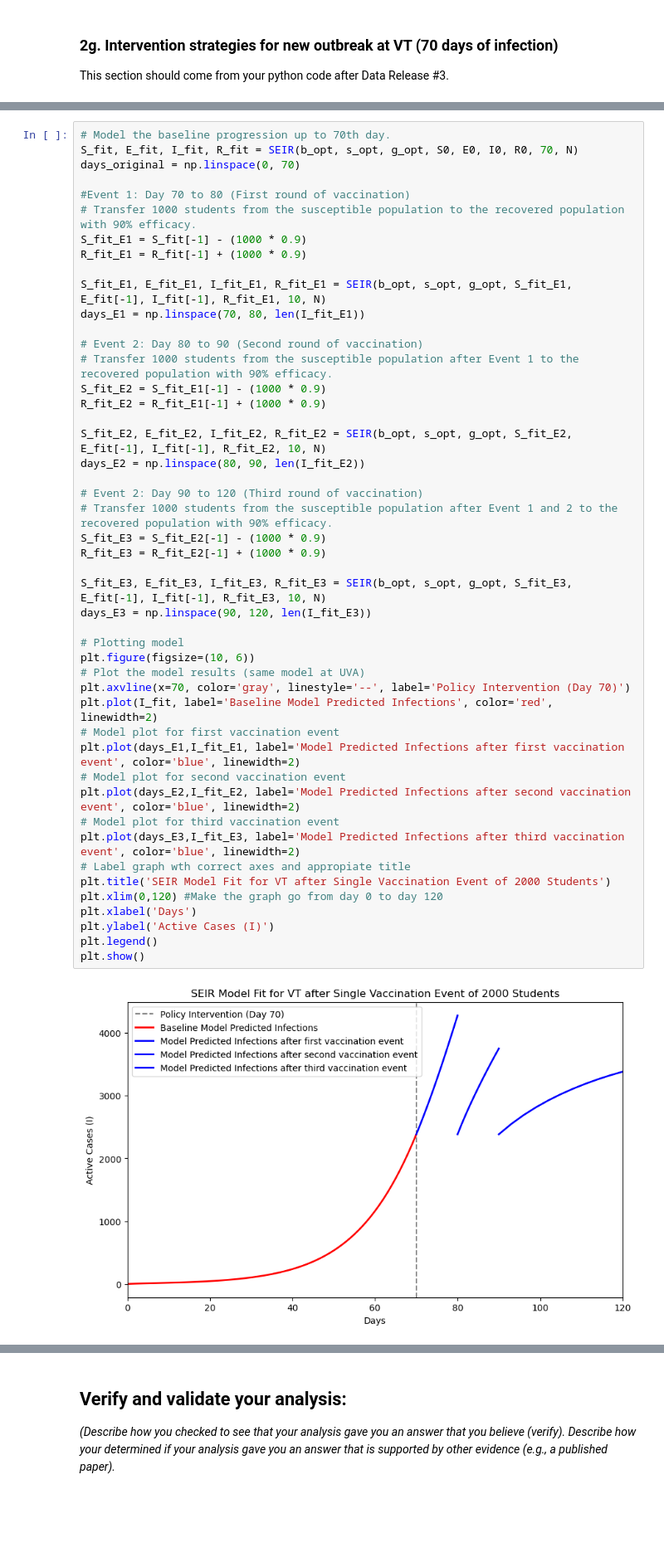
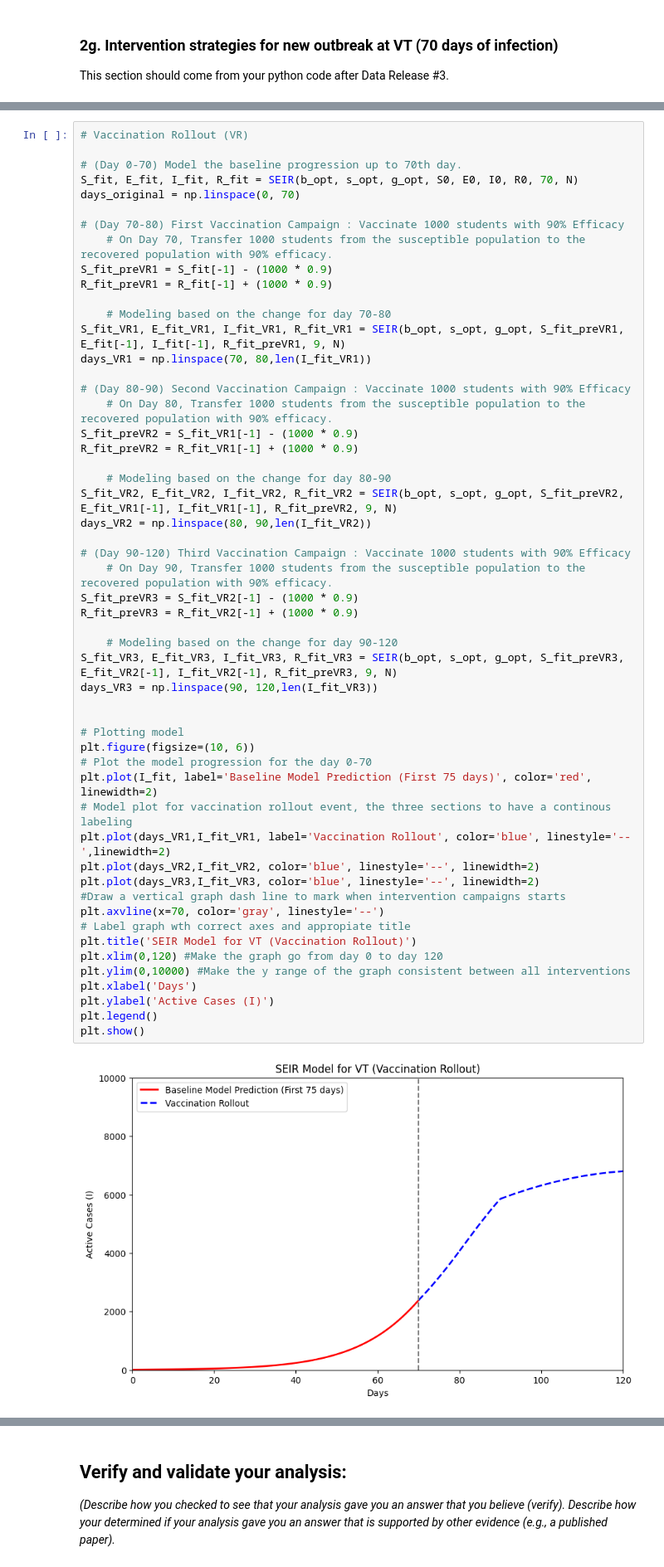
Before and after one commit to ktt920/Module-2-Epidemics-SIR-Modeling, a Jupyter notebook: Notebook examples/Template_student_final_notebook.ipynb, the cells around one changed output, grey strips where cells are left out. Shown at 83% size. Drawn from its saved outputs; the diff is of its cells as text; blank space fills up the shorter version.

Commit message:
Update calculation and graph for the 5 intervention methods / Plot all intervention method on one graph for calculation

```diff
--- a/Notebook examples/Template_student_final_notebook.ipynb
+++ b/Notebook examples/Template_student_final_notebook.ipynb
@@ -614,51 +639,57 @@ plt.show()
 A roll-out vaccine campaign in which 1000 students at VT are vaccinated (assuming 90% efficacy) on Day 70, 80, and then 90 will resultantly shift 90% of students from the previous suceptible population over to the recovered population. This will modulate the S(t) and R(t) curves of the SEIR model and ultimately introduce changes to the I(t) curve.
 # %%
-# Model the baseline progression up to 70th day.
+# Vaccination Rollout (VR)
+
+# (Day 0-70) Model the baseline progression up to 70th day.
 S_fit, E_fit, I_fit, R_fit = SEIR(b_opt, s_opt, g_opt, S0, E0, I0, R0, 70, N)
 days_original = np.linspace(0, 70)
 
-#Event 1: Day 70 to 80 (First round of vaccination)
-# Transfer 1000 students from the susceptible population to the recovered population with 90% efficacy.
-S_fit_E1 = S_fit[-1] - (1000 * 0.9)
-R_fit_E1 = R_fit[-1] + (1000 * 0.9)
+# (Day 70-80) First Vaccination Campaign : Vaccinate 1000 students with 90% Efficacy
+    # On Day 70, Transfer 1000 students from the susceptible population to the recovered population with 90% efficacy.
+S_fit_preVR1 = S_fit[-1] - (1000 * 0.9)
+R_fit_preVR1 = R_fit[-1] + (1000 * 0.9)
 
-S_fit_E1, E_fit_E1, I_fit_E1, R_fit_E1 = SEIR(b_opt, s_opt, g_opt, S_fit_E1, E_fit[-1], I_fit[-1], R_fit_E1, 10, N)
-days_E1 = np.linspace(70, 80, len(I_fit_E1))
+    # Modeling based on the change for day 70-80
+S_fit_VR1, E_fit_VR1, I_fit_VR1, R_fit_VR1 = SEIR(b_opt, s_opt, g_opt, S_fit_preVR1, E_fit[-1], I_fit[-1], R_fit_preVR1, 9, N)
+days_VR1 = np.linspace(70, 80,len(I_fit_VR1))
 
-# Event 2: Day 80 to 90 (Second round of vaccination)
-# Transfer 1000 students from the susceptible population after Event 1 to the recovered population with 90% efficacy.
-S_fit_E2 = S_fit_E1[-1] - (1000 * 0.9)
-R_fit_E2 = R_fit_E1[-1] + (1000 * 0.9)
+# (Day 80-90) Second Vaccination Campaign : Vaccinate 1000 students with 90% Efficacy
+    # On Day 80, Transfer 1000 students from the susceptible population to the recovered population with 90% efficacy.
+S_fit_preVR2 = S_fit_VR1[-1] - (1000 * 0.9)
+R_fit_preVR2 = R_fit_VR1[-1] + (1000 * 0.9)
 
-S_fit_E2, E_fit_E2, I_fit_E2, R_fit_E2 = SEIR(b_opt, s_opt, g_opt, S_fit_E2, E_fit[-1], I_fit[-1], R_fit_E2, 10, N)
-days_E2 = np.linspace(80, 90, len(I_fit_E2))
+    # Modeling based on the change for day 80-90
+S_fit_VR2, E_fit_VR2, I_fit_VR2, R_fit_VR2 = SEIR(b_opt, s_opt, g_opt, S_fit_preVR2, E_fit_VR1[-1], I_fit_VR1[-1], R_fit_preVR2, 9, N)
+days_VR2 = np.linspace(80, 90,len(I_fit_VR2))
 
-# Event 2: Day 90 to 120 (Third round of vaccination)
-# Transfer 1000 students from the susceptible population after Event 1 and 2 to the recovered population with 90% efficacy.
-S_fit_E3 = S_fit_E2[-1] - (1000 * 0.9)
-R_fit_E3 = R_fit_E2[-1] + (1000 * 0.9)
+# (Day 90-120) Third Vaccination Campaign : Vaccinate 1000 students with 90% Efficacy
+    # On Day 90, Transfer 1000 students from the susceptible population to the recovered population with 90% efficacy.
+S_fit_preVR3 = S_fit_VR2[-1] - (1000 * 0.9)
+R_fit_preVR3 = R_fit_VR2[-1] + (1000 * 0.9)
 
-S_fit_E3, E_fit_E3, I_fit_E3, R_fit_E3 = SEIR(b_opt, s_opt, g_opt, S_fit_E3, E_fit[-1], I_fit[-1], R_fit_E3, 10, N)
-days_E3 = np.linspace(90, 120, len(I_fit_E3))
+    # Modeling based on the change for day 90-120
+S_fit_VR3, E_fit_VR3, I_fit_VR3, R_fit_VR3 = SEIR(b_opt, s_opt, g_opt, S_fit_preVR3, E_fit_VR2[-1], I_fit_VR2[-1], R_fit_preVR3, 9, N)
+days_VR3 = np.linspace(90, 120,len(I_fit_VR3))
+
 
 # Plotting model
 plt.figure(figsize=(10, 6))
-# Plot the model results (same model at UVA)
-plt.axvline(x=70, color='gray', linestyle='--', label='Policy Intervention (Day 70)')
-plt.plot(I_fit, label='Baseline Model Predicted Infections', color='red', linewidth=2)
-# Model plot for first vaccination event
-plt.plot(days_E1,I_fit_E1, label='Model Predicted Infections after first vaccination event', color='blue', linewidth=2)
-# Model plot for second vaccination event
-plt.plot(days_E2,I_fit_E2, label='Model Predicted Infections after second vaccination event', color='blue', linewidth=2)
-# Model plot for third vaccination event
-plt.plot(days_E3,I_fit_E3, label='Model Predicted Infections after third vaccination event', color='blue', linewidth=2)
+# Plot the model progression for the day 0-70
+plt.plot(I_fit, label='Baseline Model Prediction (First 75 days)', color='red', linewidth=2)
+# Model plot for vaccination rollout event, the three sections to have a continous labeling
+plt.plot(days_VR1,I_fit_VR1, label='Vaccination Rollout', color='blue', linestyle='--',linewidth=2)
+plt.plot(days_VR2,I_fit_VR2, color='blue', linestyle='--', linewidth=2)
+plt.plot(days_VR3,I_fit_VR3, color='blue', linestyle='--', linewidth=2)
+#Draw a vertical graph dash line to mark when intervention campaigns starts
+plt.axvline(x=70, color='gray', linestyle='--')
 # Label graph wth correct axes and appropiate title
-plt.title('SEIR Model Fit for VT after Single Vaccination Event of 2000 Students')
+plt.title('SEIR Model for VT (Vaccination Rollout)')
 plt.xlim(0,120) #Make the graph go from day 0 to day 120
+plt.ylim(0,10000) #Make the y range of the graph consistent between all interventions
 plt.xlabel('Days')
 plt.ylabel('Active Cases (I)')
 plt.legend()
 plt.show()
 # %% [output]
-[figure, old version]
+[figure, new version]
 # %% [markdown]
```
Also changed, not shown: parts of 16 cells of this notebook.
